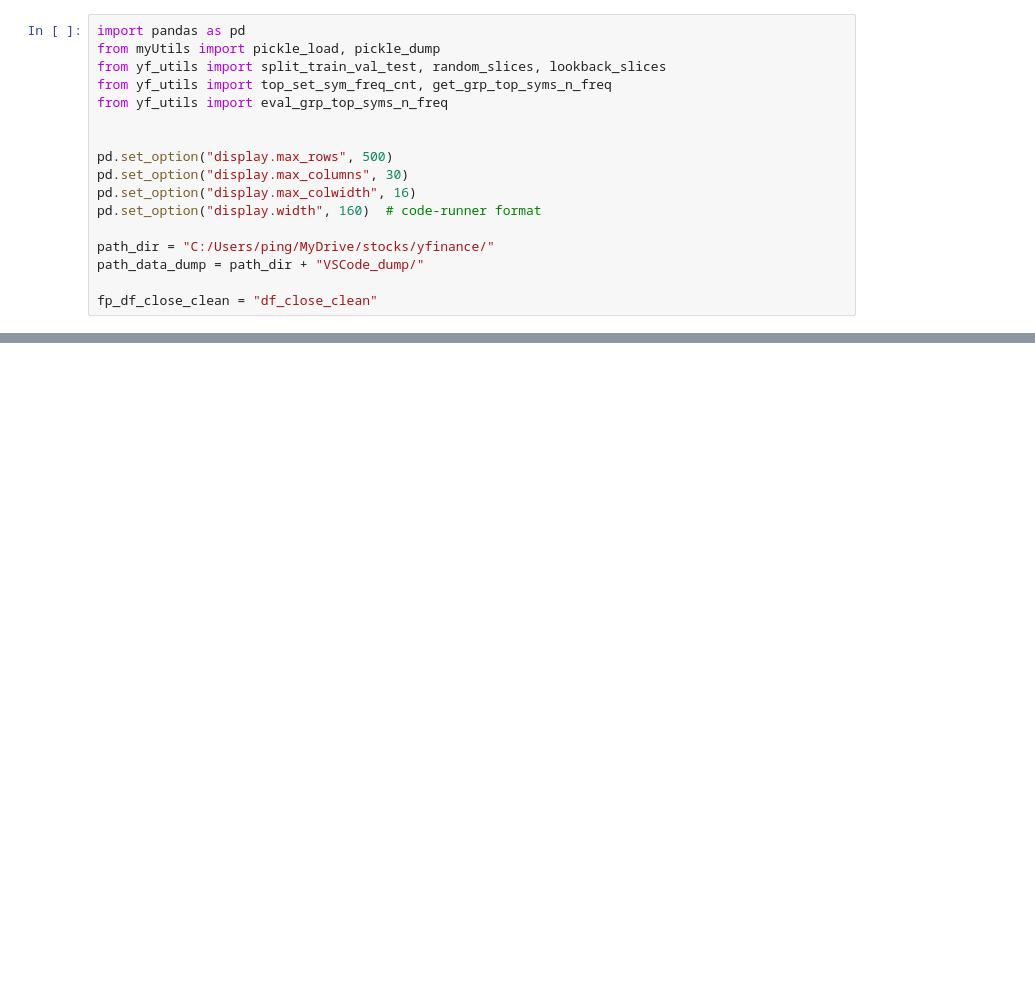
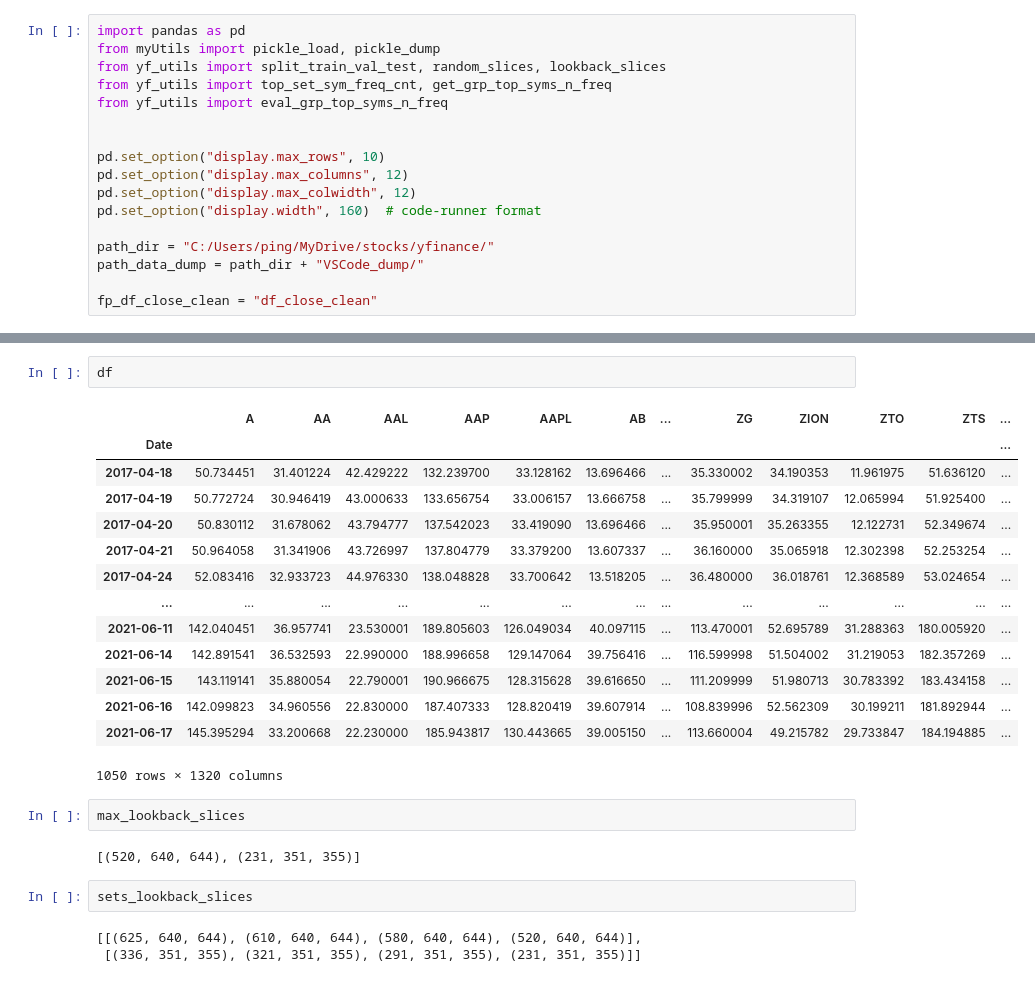
Before and after one commit to pympk/py3810, a Jupyter notebook: yf_7a.ipynb, the cells around one changed output, grey strips where cells are left out. Cells and saved outputs as stored; diff of their text form; blank space fills up the shorter version.

```diff
--- a/yf_7a.ipynb
+++ b/yf_7a.ipynb
@@ -6,9 +6,9 @@ from yf_utils import top_set_sym_freq_cnt, get_grp_top_syms_n_freq
 from yf_utils import eval_grp_top_syms_n_freq
 
 
-pd.set_option("display.max_rows", 500)
-pd.set_option("display.max_columns", 30)
-pd.set_option("display.max_colwidth", 16)
+pd.set_option("display.max_rows", 10)
+pd.set_option("display.max_columns", 12)
+pd.set_option("display.max_colwidth", 12)
 pd.set_option("display.width", 160)  # code-runner format
 
 path_dir = "C:/Users/ping/MyDrive/stocks/yfinance/"
@@ -204,0 +205,26 @@ run_type: train, df.tail(3):
+# %%
+df
+# %% [output]
+|  | A | AA | AAL | AAP | AAPL | AB | ... | ZG | ZION | ZTO | ZTS | ... |
+| Date |  |  |  |  |  |  |  |  |  |  |  | ... |
+| 2017-04-18 | 50.734451 | 31.401224 | 42.429222 | 132.239700 | 33.128162 | 13.696466 | ... | 35.330002 | 34.190353 | 11.961975 | 51.636120 | ... |
+| 2017-04-19 | 50.772724 | 30.946419 | 43.000633 | 133.656754 | 33.006157 | 13.666758 | ... | 35.799999 | 34.319107 | 12.065994 | 51.925400 | ... |
+| 2017-04-20 | 50.830112 | 31.678062 | 43.794777 | 137.542023 | 33.419090 | 13.696466 | ... | 35.950001 | 35.263355 | 12.122731 | 52.349674 | ... |
+| 2017-04-21 | 50.964058 | 31.341906 | 43.726997 | 137.804779 | 33.379200 | 13.607337 | ... | 36.160000 | 35.065918 | 12.302398 | 52.253254 | ... |
+| 2017-04-24 | 52.083416 | 32.933723 | 44.976330 | 138.048828 | 33.700642 | 13.518205 | ... | 36.480000 | 36.018761 | 12.368589 | 53.024654 | ... |
+| ... | ... | ... | ... | ... | ... | ... | ... | ... | ... | ... | ... | ... |
+| 2021-06-11 | 142.040451 | 36.957741 | 23.530001 | 189.805603 | 126.049034 | 40.097115 | ... | 113.470001 | 52.695789 | 31.288363 | 180.005920 | ... |
+| 2021-06-14 | 142.891541 | 36.532593 | 22.990000 | 188.996658 | 129.147064 | 39.756416 | ... | 116.599998 | 51.504002 | 31.219053 | 182.357269 | ... |
+| 2021-06-15 | 143.119141 | 35.880054 | 22.790001 | 190.966675 | 128.315628 | 39.616650 | ... | 111.209999 | 51.980713 | 30.783392 | 183.434158 | ... |
+| 2021-06-16 | 142.099823 | 34.960556 | 22.830000 | 187.407333 | 128.820419 | 39.607914 | ... | 108.839996 | 52.562309 | 30.199211 | 181.892944 | ... |
+| 2021-06-17 | 145.395294 | 33.200668 | 22.230000 | 185.943817 | 130.443665 | 39.005150 | ... | 113.660004 | 49.215782 | 29.733847 | 184.194885 | ... |
+1050 rows × 1320 columns
+# %%
+max_lookback_slices
+# %% [output]
+[(520, 640, 644), (231, 351, 355)]
+# %%
+sets_lookback_slices
+# %% [output]
+[[(625, 640, 644), (610, 640, 644), (580, 640, 644), (520, 640, 644)],
+ [(336, 351, 355), (321, 351, 355), (291, 351, 355), (231, 351, 355)]]
```
Also changed, not shown: parts of 2 cells of this notebook.
